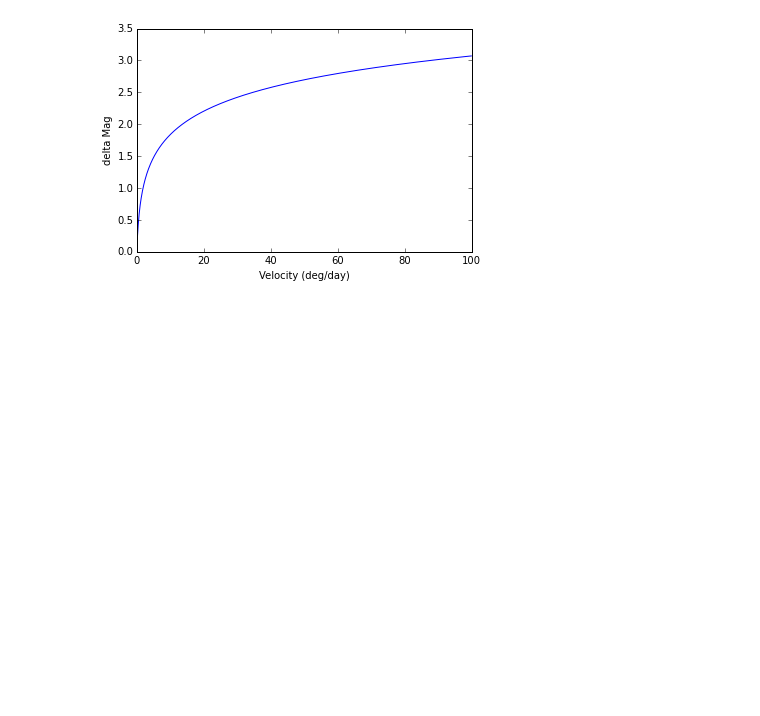
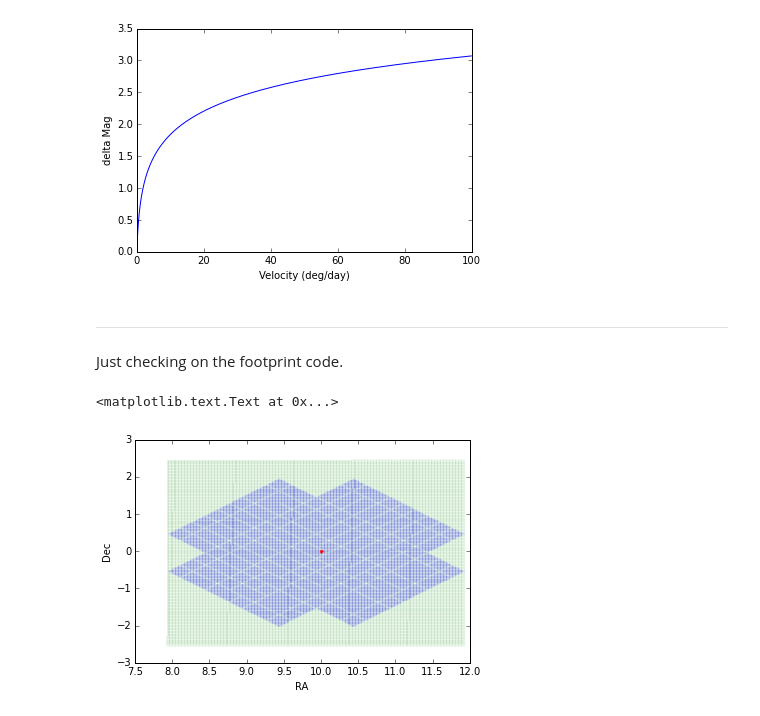
Before and after one commit to rhiannonlynne/MafSSO, a Jupyter notebook: Prototype Maf SSO detections.ipynb, the cells around one changed output. Drawn from its saved outputs; the diff is of its cells as text; code cells hidden in the pictures; blank space fills up the shorter version.

```diff
--- a/Prototype Maf SSO detections.ipynb
+++ b/Prototype Maf SSO detections.ipynb
@@ -271,8 +273,8 @@ def ssoInFovChip(interpfuncs, simdata, rFov=np.radians(1.75), raCol='fieldRA', d
                                            unrefractedDec=np.degrees(simdata[idx][decCol]),
                                            rotSkyPos=np.degrees(simdata[idx]['rotSkyPos']),
                                            mjd=simdata[idx]['expMJD'])
-        raObj = np.array([interpfuncs['ra'](simdata[idx]['expMJD'])])
-        decObj = np.array([interpfuncs['dec'](simdata[idx]['expMJD'])])
+        raObj = np.radians(np.array([interpfuncs['ra'](simdata[idx]['expMJD'])]))
+        decObj = np.radians(np.array([interpfuncs['dec'](simdata[idx]['expMJD'])]))
         raObj, decObj = astrometryObject.correctCoordinates(raObj, decObj, obs_metadata=obs_metadata, epoch=epoch)
         chipNames = myCamCoords.findChipName(ra=raObj,
                                              dec=decObj,
@@ -626,3 +649,6 @@ plt.ylabel('delta Mag')
 <matplotlib.text.Text at 0x...>
 [figure]
 [figure]
+# %% [markdown]
+---
+Just checking on the footprint code.
@@ -628,0 +666,30 @@ plt.ylabel('delta Mag')
+# %%
+import lsst.sims.maf.db as db
+opsdb = db.OpsimDatabase('sqlite:///enigma_1189_sqlite.db')
+simdata = opsdb.fetchMetricData(['expMJD', 'fieldRA', 'fieldDec', 'rotSkyPos'], 'night=1')
+# %%
+import itertools
+fieldra = 0.0
+fielddec = 0.0
+rotskypos = np.radians(45.0)
+obs_metadata = ObservationMetaData(unrefractedRA = np.degrees(fieldra),
+                                   unrefractedDec = np.degrees(fielddec),
+                                   rotSkyPos = np.degrees(rotskypos),
+                                   mjd = simdata[0]['expMJD'])
+rai = np.arange(fieldra - np.radians(2),
+                fieldra + np.radians(2), np.radians(0.02))
+deci = np.arange(fielddec - np.radians(2.5),
+                 fielddec + np.radians(2.5), np.radians(0.02))
+ra = []
+dec = []
+for i in itertools.product(rai, deci):
+    ra.append(i[0])
+    dec.append(i[1])
+ra = np.array(ra)
+dec = np.array(dec)
+ra, dec = astrometryObject.correctCoordinates(ra, dec, obs_metadata=obs_metadata, epoch=epoch)
+chipNames = myCamCoords.findChipName(ra=ra, dec=dec, epoch=epoch, camera=camera, obs_metadata=obs_metadata)
+vis = np.zeros(len(chipNames))
+for i, chip in enumerate(chipNames):
+    if chip is not None:
+        vis[i] = 1
@@ -628,0 +699,11 @@ plt.ylabel('delta Mag')
+# %%
+plt.figure()
+condition = np.where(vis == 1)[0]
+plt.plot((np.degrees(ra)+10)%360, np.degrees(dec), 'g.', markersize=0.2)
+plt.plot((np.degrees(ra[condition])+10)%360, np.degrees(dec[condition]), 'b.', markersize=0.3)
+plt.plot(np.degrees(fieldra)+10, np.degrees(fielddec), 'r.')
+plt.xlabel('RA')
+plt.ylabel('Dec')
+# %% [output]
+<matplotlib.text.Text at 0x...>
+[figure, added]
```
Also changed, not shown: parts of 4 cells of this notebook, 1 other file.
